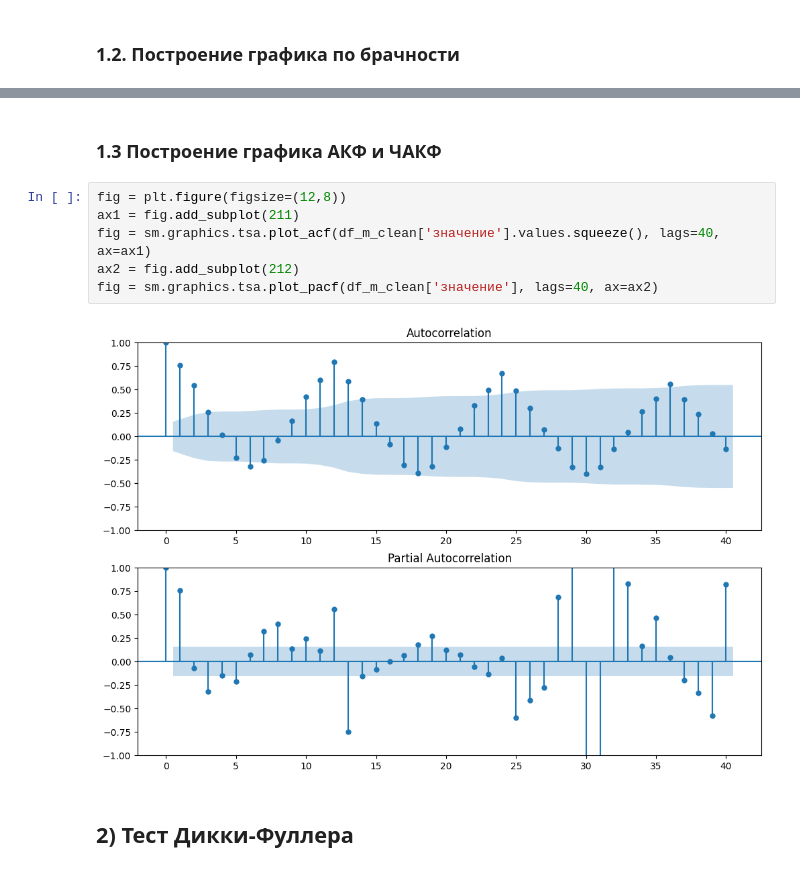
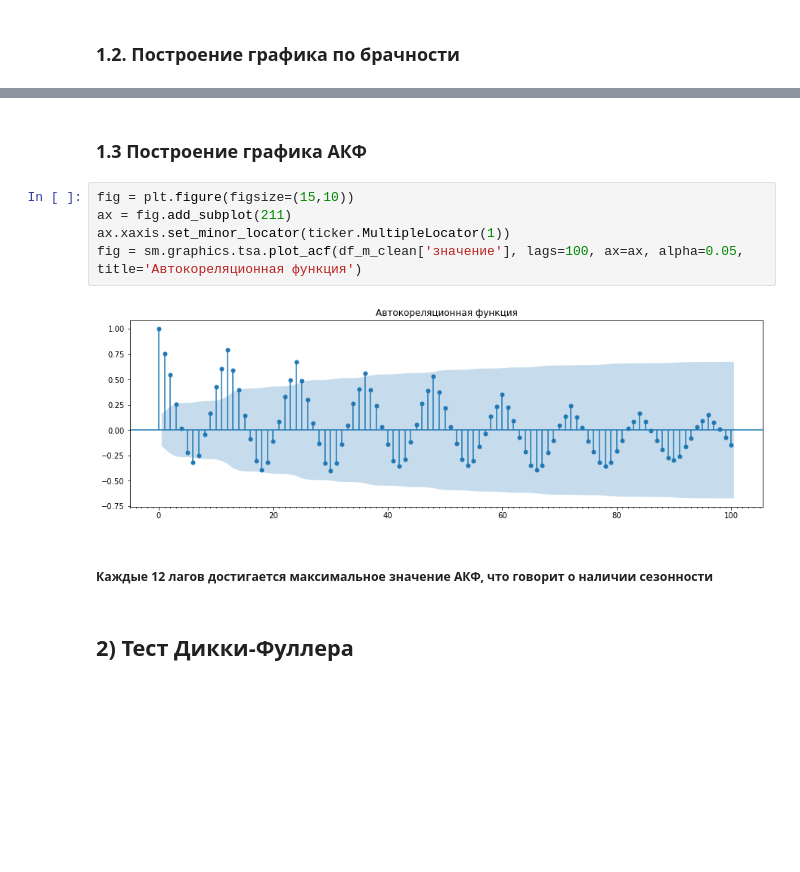
Before and after one commit to maximvscow/birthrate, a Jupyter notebook: RDL.ipynb, the cells around one changed output, grey strips where cells are left out. Saved outputs shown, nothing was run; the diff lists cells and outputs as text; blank space fills up the shorter version.

```diff
--- a/RDL.ipynb
+++ b/RDL.ipynb
@@ -124,15 +124,16 @@ plt.show()
 # %% [output]
 [figure]
 # %% [markdown]
-### 1.3 Построение графика АКФ и ЧАКФ
+### 1.3 Построение графика АКФ
 # %%
-fig = plt.figure(figsize=(12,8))
-ax1 = fig.add_subplot(211)
-fig = sm.graphics.tsa.plot_acf(df_m_clean['значение'].values.squeeze(), lags=40, ax=ax1)
-ax2 = fig.add_subplot(212)
-fig = sm.graphics.tsa.plot_pacf(df_m_clean['значение'], lags=40, ax=ax2)
+fig = plt.figure(figsize=(15,10))
+ax = fig.add_subplot(211)
+ax.xaxis.set_minor_locator(ticker.MultipleLocator(1))
+fig = sm.graphics.tsa.plot_acf(df_m_clean['значение'], lags=100, ax=ax, alpha=0.05, title='Автокореляционная функция')
 # %% [output]
-[figure, old version]
+[figure, new version]
+# %% [markdown]
+##### Каждые 12 лагов достигается максимальное значение АКФ, что говорит о наличии сезонности
 # %% [markdown]
 ## 2) Тест Дикки-Фуллера
 # %% [markdown]
```
